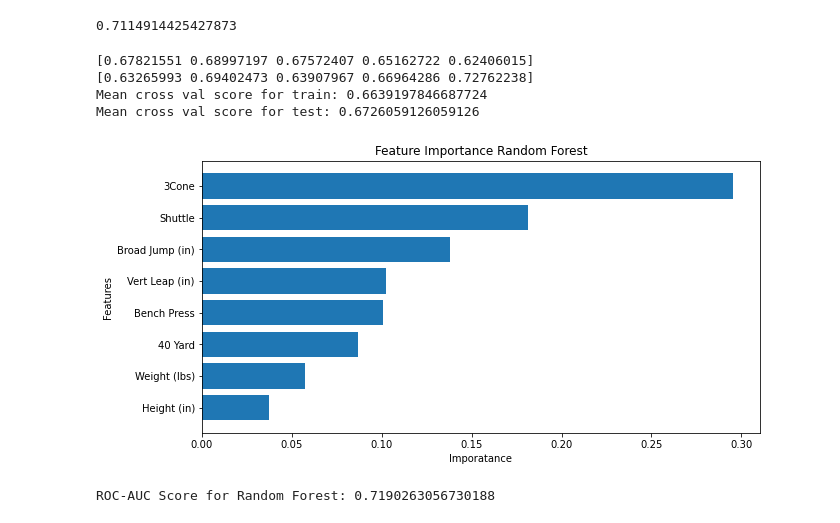
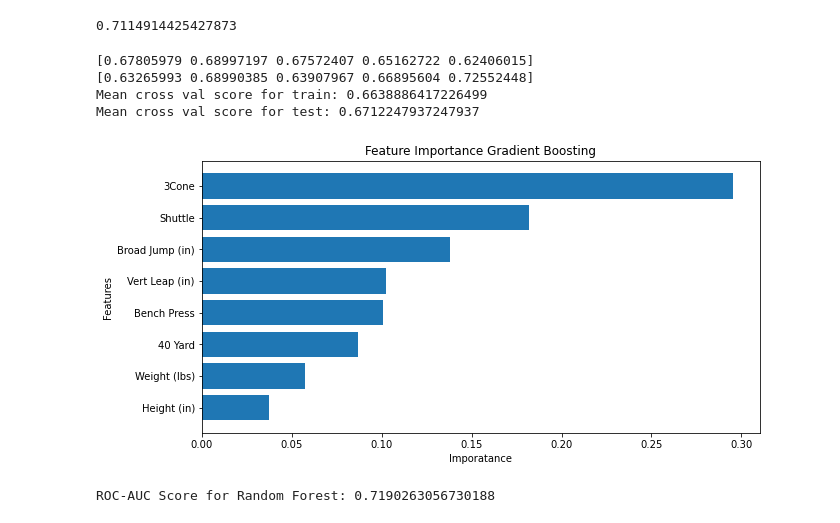
Before and after one commit to jkurt13/CapstoneTwo, a Jupyter notebook: Modeling.ipynb, the cells around one changed output. Cells and saved outputs as stored; diff of their text form; code cells hidden in the pictures.

```diff
--- a/Modeling.ipynb
+++ b/Modeling.ipynb
@@ -8,5 +8,5 @@ import seaborn as sns
 # %%
-draft_df = pd.read_csv('careers_df.csv')
+draft_df = pd.read_csv('Data/careers_df.csv')
 # %%
 draft_df.head()
 # %% [output]
@@ -334,25 +333,25 @@ cv_score_gb_test_mean = cv_score_gb_test.mean()
 print('Mean cross val score for train: ' + str(cv_score_gb_train_mean))
 print('Mean cross val score for test: ' + str(cv_score_gb_test_mean))
 # %% [output]
-[0.67821551 0.68997197 0.67572407 0.65162722 0.62406015]
-[0.63265993 0.69402473 0.63907967 0.66964286 0.72762238]
-Mean cross val score for train: 0.6639197846687724
-Mean cross val score for test: 0.6726059126059126
+[0.67805979 0.68997197 0.67572407 0.65162722 0.62406015]
+[0.63265993 0.68990385 0.63907967 0.66895604 0.72552448]
+Mean cross val score for train: 0.6638886417226499
+Mean cross val score for test: 0.6712247937247937
 # %%
 features = X
 importances = list(gb_Final.feature_importances_)
 sort_import = np.sort(importances)
 
 plt.figure(figsize=(10, 5))
 index = [0,1,2, 3, 4, 5, 6, 7]
 _ = plt.barh(index, sort_import, align='center')
 plt.xlabel('Imporatance')
 plt.yticks(index, features)
 plt.ylabel('Features')
-plt.title('Feature Importance Random Forest')
+plt.title('Feature Importance Gradient Boosting')
 plt.show()
 # %% [output]
-[figure, old version]
+[figure, new version]
 # %%
 y_gb_score = gb_Final.predict_proba(X_test)
 y_gb_score = y_gb_score[:,1]
```
Also changed, not shown: parts of 3 cells of this notebook, 24 other files.
